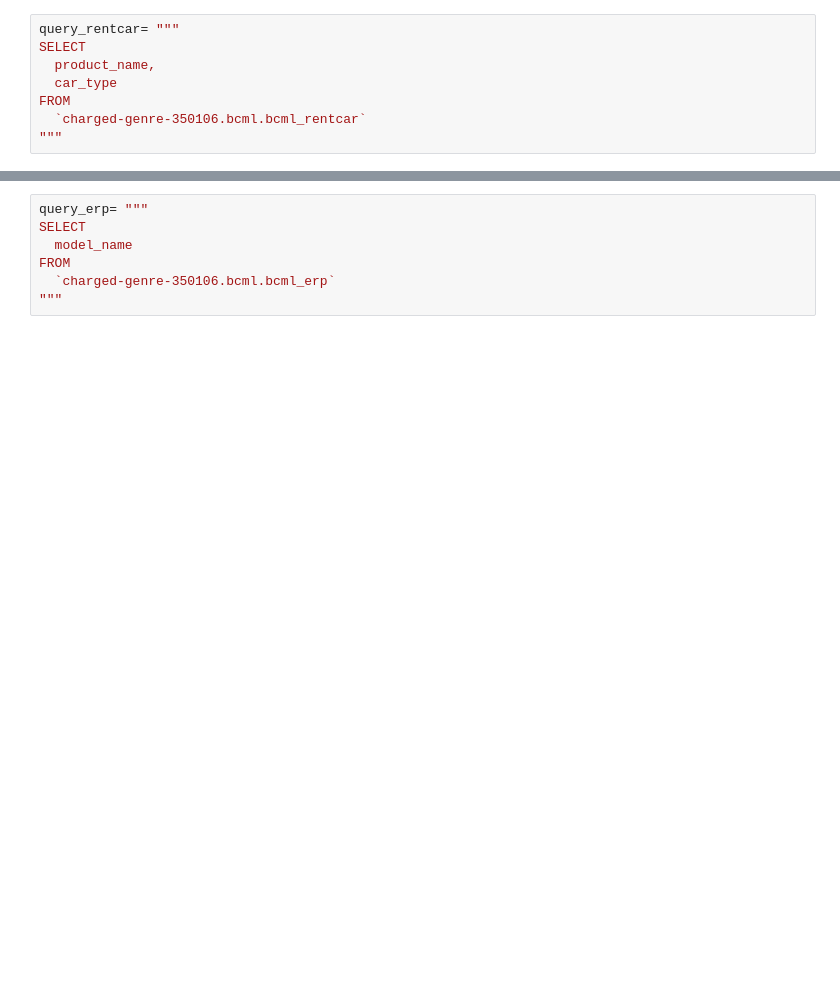
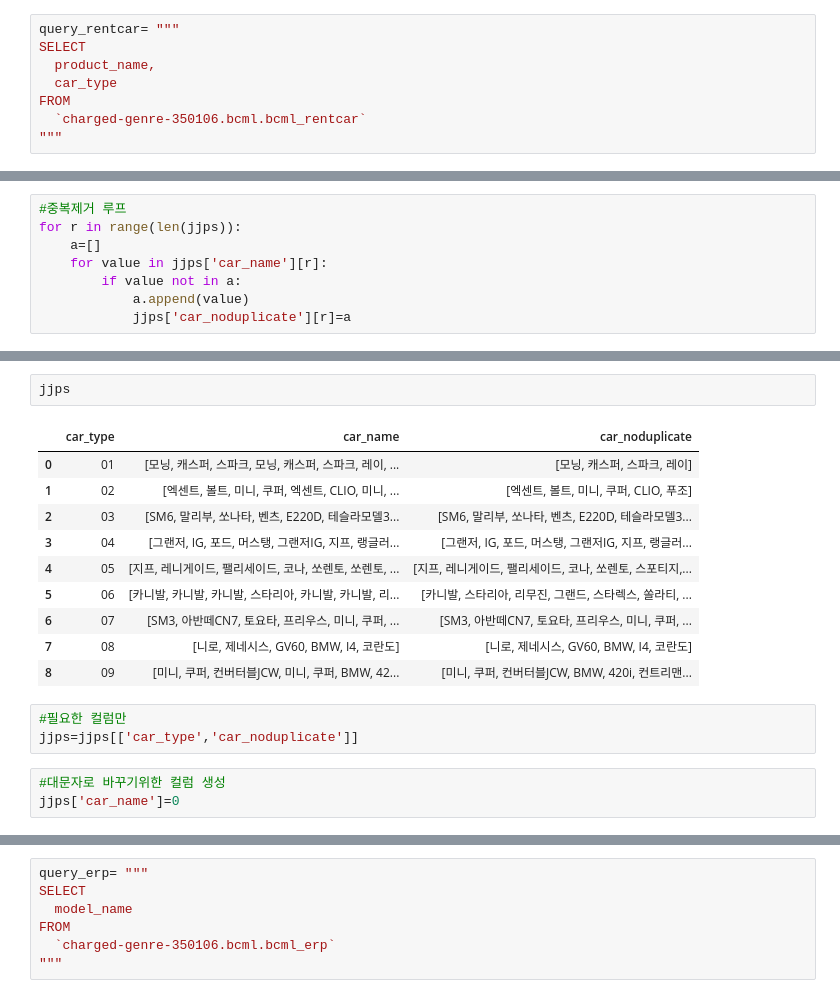
Before and after one commit to trouvlemaker/dynamic_pricing, a Jupyter notebook: car_type_mapping.ipynb, the cells around one changed output, grey strips where cells are left out. Saved outputs shown, nothing was run; the diff lists cells and outputs as text; blank space fills up the shorter version.

```diff
--- a/car_type_mapping.ipynb
+++ b/car_type_mapping.ipynb
@@ -120,0 +145,8 @@ car_group
+# %%
+#중복제거 루프
+for r in range(len(jjps)):
+    a=[]
+    for value in jjps['car_name'][r]:
+        if value not in a:
+            a.append(value)
+            jjps['car_noduplicate'][r]=a
@@ -120,0 +162,19 @@ car_group
+# %%
+jjps
+# %% [output]
+|  | car_type | car_name | car_noduplicate |
+| 0 | 01 | [모닝, 캐스퍼, 스파크, 모닝, 캐스퍼, 스파크, 레이, ... | [모닝, 캐스퍼, 스파크, 레이] |
+| 1 | 02 | [엑센트, 볼트, 미니, 쿠퍼, 엑센트, CLIO, 미니, ... | [엑센트, 볼트, 미니, 쿠퍼, CLIO, 푸조] |
+| 2 | 03 | [SM6, 말리부, 쏘나타, 벤츠, E220D, 테슬라모델3... | [SM6, 말리부, 쏘나타, 벤츠, E220D, 테슬라모델3... |
+| 3 | 04 | [그랜저, IG, 포드, 머스탱, 그랜저IG, 지프, 랭글러... | [그랜저, IG, 포드, 머스탱, 그랜저IG, 지프, 랭글러... |
+| 4 | 05 | [지프, 레니게이드, 팰리세이드, 코나, 쏘렌토, 쏘렌토, ... | [지프, 레니게이드, 팰리세이드, 코나, 쏘렌토, 스포티지,... |
+| 5 | 06 | [카니발, 카니발, 카니발, 스타리아, 카니발, 카니발, 리... | [카니발, 스타리아, 리무진, 그랜드, 스타렉스, 쏠라티, ... |
+| 6 | 07 | [SM3, 아반떼CN7, 토요타, 프리우스, 미니, 쿠퍼, ... | [SM3, 아반떼CN7, 토요타, 프리우스, 미니, 쿠퍼, ... |
+| 7 | 08 | [니로, 제네시스, GV60, BMW, I4, 코란도] | [니로, 제네시스, GV60, BMW, I4, 코란도] |
+| 8 | 09 | [미니, 쿠퍼, 컨버터블JCW, 미니, 쿠퍼, BMW, 42... | [미니, 쿠퍼, 컨버터블JCW, BMW, 420i, 컨트리맨... |
+# %%
+#필요한 컬럼만
+jjps=jjps[['car_type','car_noduplicate']]
+# %%
+#대문자로 바꾸기위한 컬럼 생성
+jjps['car_name']=0
```
Also changed, not shown: parts of 81 cells of this notebook.
